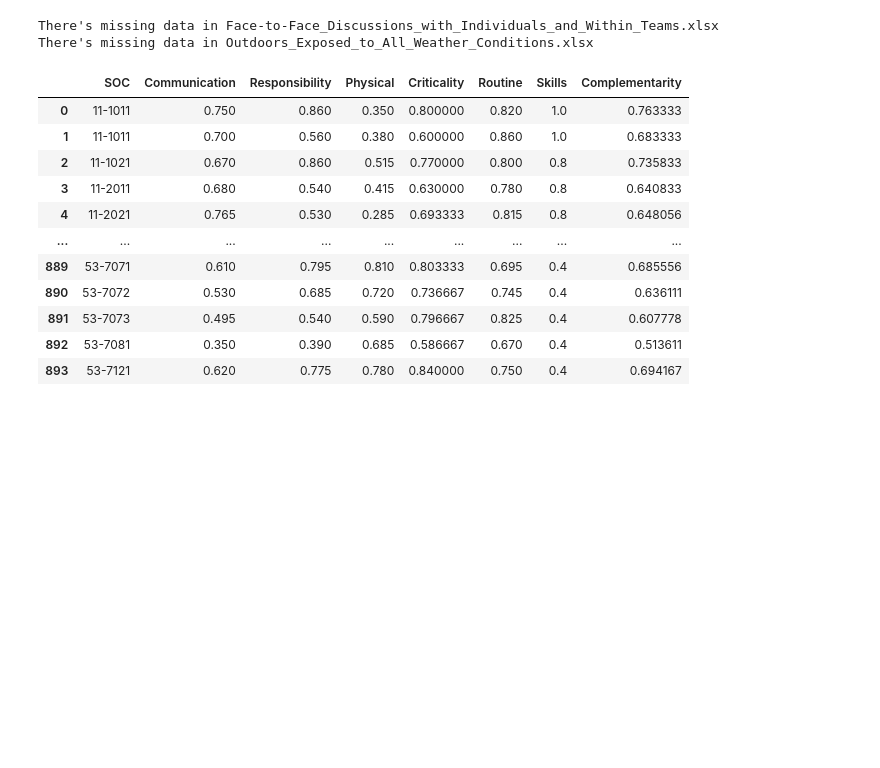
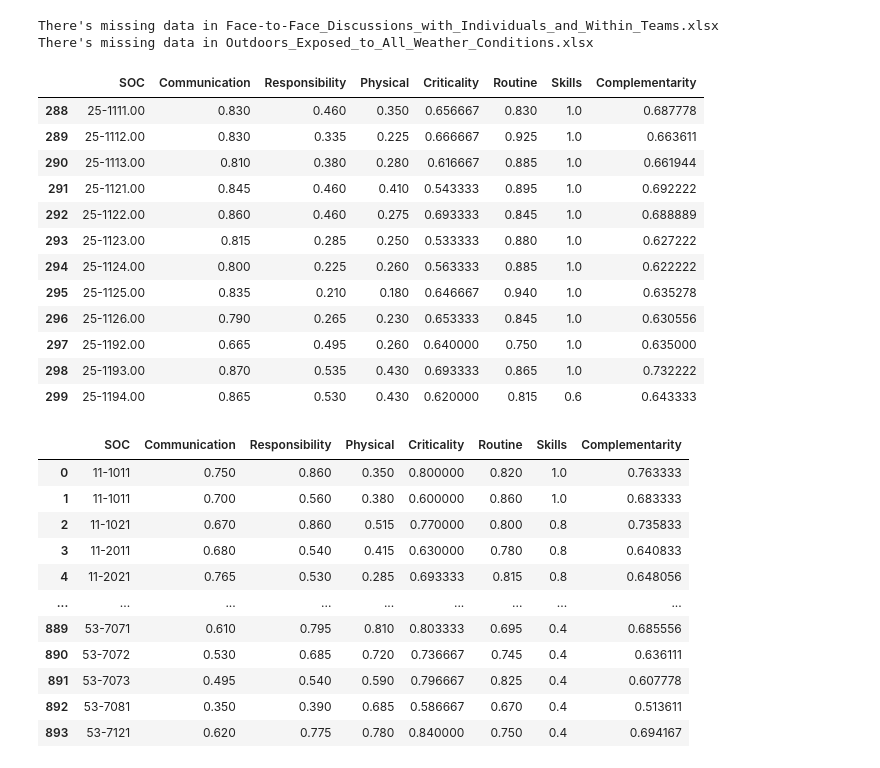
Before and after one commit to BSDSBA-JF/wadwani_intern, a Jupyter notebook: 01_mca_job_list/WorldBank/3_soc_comple/soc_comple.ipynb, the cells around one changed output. Cells and saved outputs as stored; diff of their text form; code cells hidden in the pictures; blank space fills up the shorter version.

```diff
--- a/01_mca_job_list/WorldBank/3_soc_comple/soc_comple.ipynb
+++ b/01_mca_job_list/WorldBank/3_soc_comple/soc_comple.ipynb
@@ -125,6 +125,22 @@ soc_comple = pd.DataFrame(soc_dicts)
 soc_comple['Complementarity'] = soc_comple.mean(axis=1)
 soc_comple = soc_comple.reset_index().rename(columns={'index':'SOC'})
 soc_comple.to_csv('../../../10_AI_research/data/ai_measurements/soc_comple.csv', index=False)
+# %%
+soc_comple[soc_comple['SOC'].str.contains('25-11')]
+# %% [output]
+|  | SOC | Communication | Responsibility | Physical | Criticality | Routine | Skills | Complementarity |
+| 288 | 25-1111.00 | 0.830 | 0.460 | 0.350 | 0.656667 | 0.830 | 1.0 | 0.687778 |
+| 289 | 25-1112.00 | 0.830 | 0.335 | 0.225 | 0.666667 | 0.925 | 1.0 | 0.663611 |
+| 290 | 25-1113.00 | 0.810 | 0.380 | 0.280 | 0.616667 | 0.885 | 1.0 | 0.661944 |
+| 291 | 25-1121.00 | 0.845 | 0.460 | 0.410 | 0.543333 | 0.895 | 1.0 | 0.692222 |
+| 292 | 25-1122.00 | 0.860 | 0.460 | 0.275 | 0.693333 | 0.845 | 1.0 | 0.688889 |
+| 293 | 25-1123.00 | 0.815 | 0.285 | 0.250 | 0.533333 | 0.880 | 1.0 | 0.627222 |
+| 294 | 25-1124.00 | 0.800 | 0.225 | 0.260 | 0.563333 | 0.885 | 1.0 | 0.622222 |
+| 295 | 25-1125.00 | 0.835 | 0.210 | 0.180 | 0.646667 | 0.940 | 1.0 | 0.635278 |
+| 296 | 25-1126.00 | 0.790 | 0.265 | 0.230 | 0.653333 | 0.845 | 1.0 | 0.630556 |
+| 297 | 25-1192.00 | 0.665 | 0.495 | 0.260 | 0.640000 | 0.750 | 1.0 | 0.635000 |
+| 298 | 25-1193.00 | 0.870 | 0.535 | 0.430 | 0.693333 | 0.865 | 1.0 | 0.732222 |
+| 299 | 25-1194.00 | 0.865 | 0.530 | 0.430 | 0.620000 | 0.815 | 0.6 | 0.643333 |
 # %%
 soc_comple.SOC = soc_comple.SOC.str[:7]
 # %%
```
Also changed, not shown: parts of 2 cells of this notebook, 2 other files.
